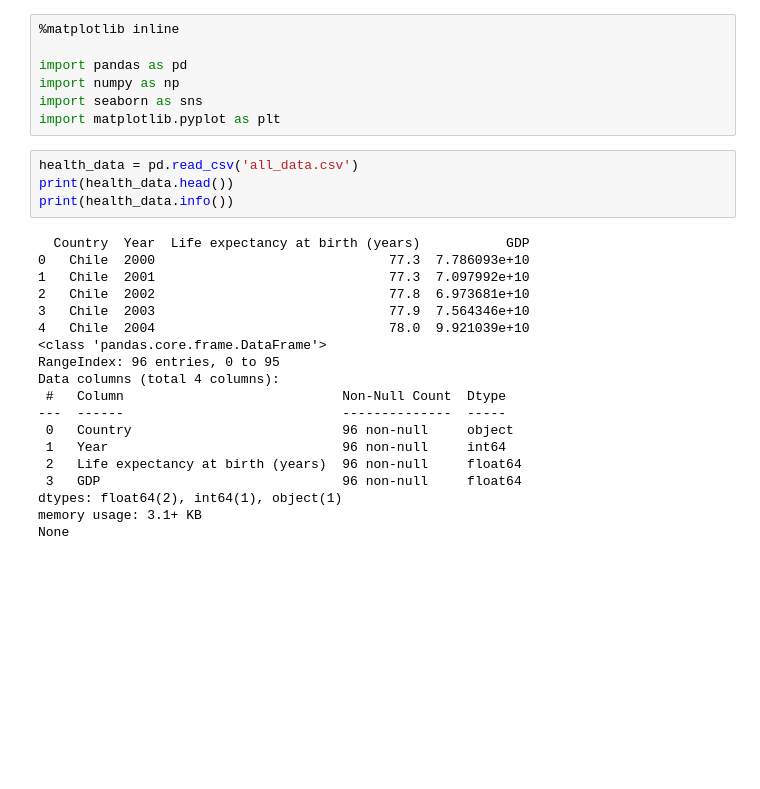
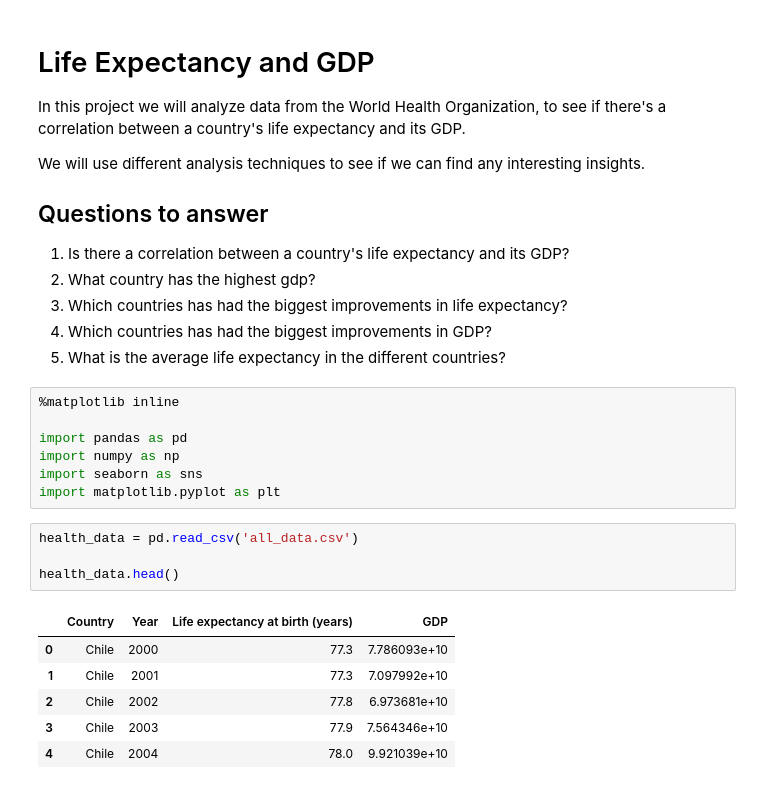
Before and after one commit to Tovborg/Life-Expectancy-and-GDP, a Jupyter notebook: life_expectancy_gdp.ipynb, the cells around one changed output. Saved outputs shown, nothing was run; the diff lists cells and outputs as text; blank space fills up the shorter version.

Commit message:
Added more analysis and more markdown to explain what im doing through the analysis

```diff
--- a/life_expectancy_gdp.ipynb
+++ b/life_expectancy_gdp.ipynb
@@ -1,3 +1,16 @@
+# %% [markdown]
+# Life Expectancy and GDP
+
+In this project we will analyze data from the World Health Organization, to see if there's a correlation between a country's life expectancy and its GDP.
+
+We will use different analysis techniques to see if we can find any interesting insights.
+
+## Questions to answer
+1. Is there a correlation between a country's life expectancy and its GDP?
+2. What country has the highest gdp?
+3. Which countries has had the biggest improvements in life expectancy?
+4. Which countries has had the biggest improvements in GDP?
+5. What is the average life expectancy in the different countries?
 # %%
 %matplotlib inline
 
@@ -7,24 +20,12 @@ import seaborn as sns
 import matplotlib.pyplot as plt
 # %%
 health_data = pd.read_csv('all_data.csv')
-print(health_data.head())
-print(health_data.info())
+
+health_data.head()
 # %% [output]
-  Country  Year  Life expectancy at birth (years)           GDP
-0   Chile  2000                              77.3  7.786093e+10
-1   Chile  2001                              77.3  7.097992e+10
-2   Chile  2002                              77.8  6.973681e+10
-3   Chile  2003                              77.9  7.564346e+10
-4   Chile  2004                              78.0  9.921039e+10
-<class 'pandas.core.frame.DataFrame'>
-RangeIndex: 96 entries, 0 to 95
-Data columns (total 4 columns):
- #   Column                            Non-Null Count  Dtype
----  ------                            --------------  -----
- 0   Country                           96 non-null     object
- 1   Year                              96 non-null     int64
- 2   Life expectancy at birth (years)  96 non-null     float64
- 3   GDP                               96 non-null     float64
-dtypes: float64(2), int64(1), object(1)
-memory usage: 3.1+ KB
-None
+|  | Country | Year | Life expectancy at birth (years) | GDP |
+| 0 | Chile | 2000 | 77.3 | 7.786093e+10 |
+| 1 | Chile | 2001 | 77.3 | 7.097992e+10 |
+| 2 | Chile | 2002 | 77.8 | 6.973681e+10 |
+| 3 | Chile | 2003 | 77.9 | 7.564346e+10 |
+| 4 | Chile | 2004 | 78.0 | 9.921039e+10 |
```
Also changed, not shown: parts of 11 cells of this notebook, 1 other file.
